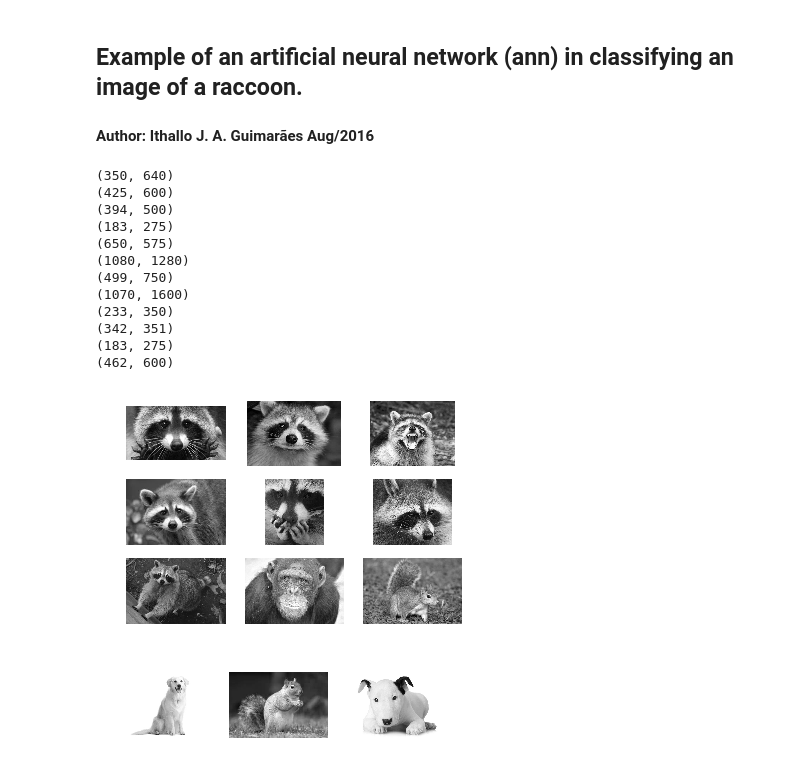
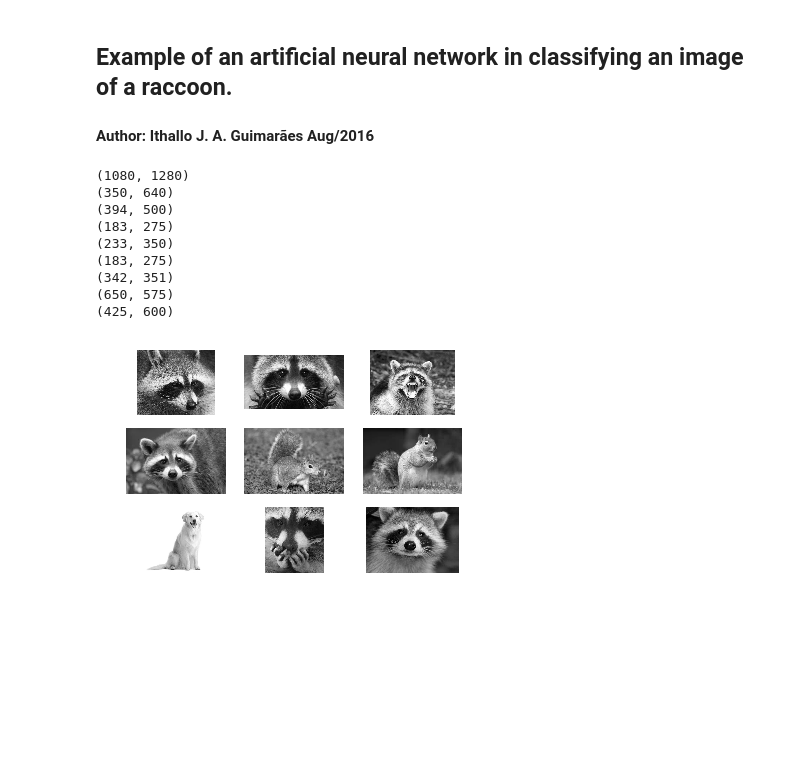
Before and after one commit to ithallojunior/image_rec_NN, a Jupyter notebook: img_ann.ipynb, the cells around one changed output. Cells and saved outputs as stored; diff of their text form; code cells hidden in the pictures; blank space fills up the shorter version.

```diff
--- a/img_ann.ipynb
+++ b/img_ann.ipynb
@@ -1,5 +1,5 @@
 # %% [markdown]
-## Example of an artificial neural network (ann) in classifying an image of a raccoon.
+## Example of an artificial neural network in classifying an image of a raccoon.
 #### Author: Ithallo J. A. Guimarães    Aug/2016
 # %%
 from sklearn.neural_network import MLPClassifier
@@ -9,68 +9,40 @@ import random as rd
 import matplotlib.pyplot as plt
 import pickle
 # %%
-#loading images, removing one of the dimensions of the colors (making it black and white)
-#Raccon images
-
-y1 = misc.imread('./set/r2.png')
-y2 = misc.imread('./set/r6.png')
+#loading images
+y1 = misc.imread('./set/r1.png')
+y2 = misc.imread('./set/r2.png')
 y3 = misc.imread('./set/r3.png')
 y4 = misc.imread('./set/r4.png')
+n1 = misc.imread('./set/not1.png')
+n2 = misc.imread('./set/not2.png')
+me = misc.imread('./set/dog.png')
 y5 = misc.imread('./set/r5.png')
-y6 = misc.imread('./set/r1.png')
-y7 = misc.imread('./set/r7.png')
-#other images
-n0 = misc.imread('./set/chimp.png')
-n1 = misc.imread('./set/not1.png')
-n2 = misc.imread('./set/dog.png')
-n3 = misc.imread('./set/not2.png')
-n4 = misc.imread('./set/bullterrier.png')
-
+y6 = misc.imread('./set/r6.png')
 raw_inputs = [np.array(y1[:,:,0]), np.array(y2[:,:,0]), np.array(y3[:,:,0]),
-              np.array(y4[:,:,0]), np.array(y5[:,:,0]), np.array(y6[:,:,0]),
-              np.array(y7[:,:,0]), np.array(n0[:,:,0]), np.array(n1[:,:,0]),
-              np.array(n2[:,:,0]),np.array(n3[:,:,0]), np.array(n4[:,:,0])]
+              np.array(y4[:,:,0]), np.array(n1[:,:,0]), np.array(n2[:,:,0]),
+              np.array(me[:,:,0]), np.array(y5[:,:,0]), np.array(y6[:,:,0])]
 for i in raw_inputs:
     print i.shape
 # %% [output]
+(1080, 1280)
 (350, 640)
-(425, 600)
 (394, 500)
 (183, 275)
+(233, 350)
+(183, 275)
+(342, 351)
 (650, 575)
-(1080, 1280)
-(499, 750)
-(1070, 1600)
-(233, 350)
-(342, 351)
-(183, 275)
-(462, 600)
+(425, 600)
-# %%
-%matplotlib inline
-# plotting images
-n = 1
-if len(raw_inputs) <= 9:
-    for i in xrange(1,10):
-        plt.subplot(int("%d%d" %(33,n )))
-        plt.imshow(raw_inputs[i-1], cmap=plt.cm.gray)
-        plt.axis('off')
-        n=n+1
-    plt.show()
-else:
-    for i in xrange(0,9):
-        plt.subplot(int("%d%d" %(33,n )))
-        plt.imshow(raw_inputs[i], cmap=plt.cm.gray)
-        plt.axis('off')
-        n=n+1
-    plt.show()
-    n=1
-    for i in raw_inputs[9:]:
-        plt.subplot(int("%d%d" %(33,n )))
-        plt.imshow(i, cmap=plt.cm.gray)
-        plt.axis('off')
-        n=n+1
-    plt.show()
-# %% [output]
-[figure, removed]
-[figure, removed]
+# %%
+%matplotlib inline
+n = 331
+for i in raw_inputs:
+    plt.subplot(n)
+    plt.imshow(i, cmap=plt.cm.gray)
+    plt.axis('off')
+    n=n+1
+plt.show()
+# %% [output]
+[figure, added]
 # %%
```
Also changed, not shown: parts of 14 cells of this notebook, 4 other files.
